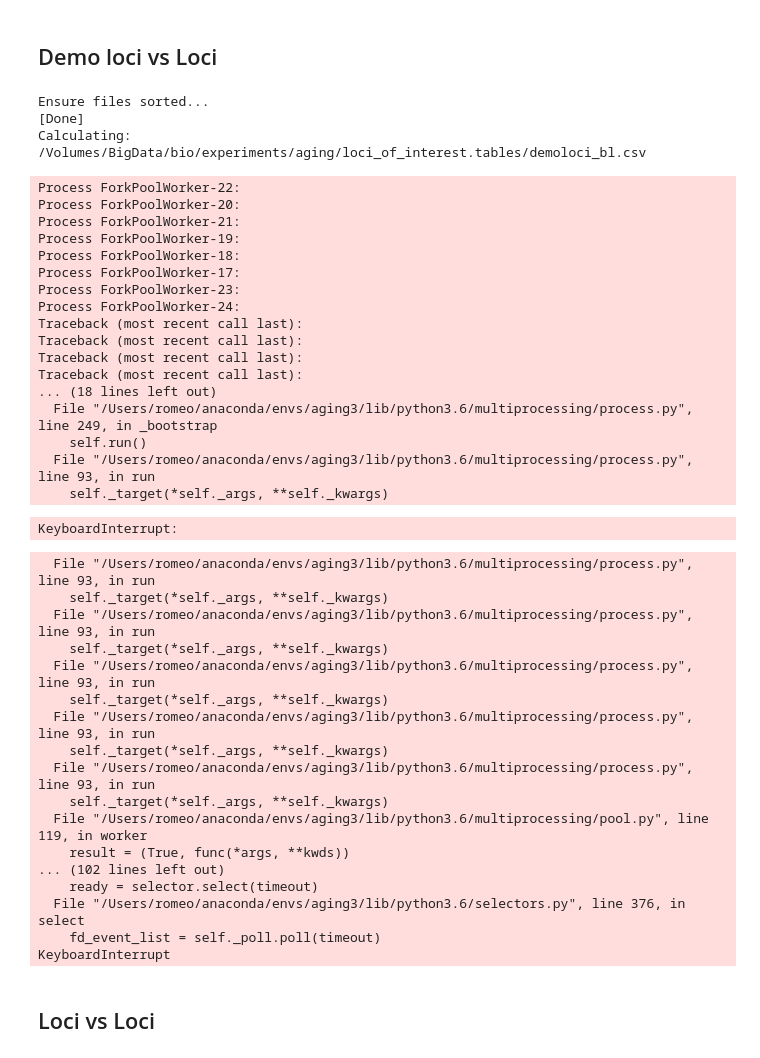
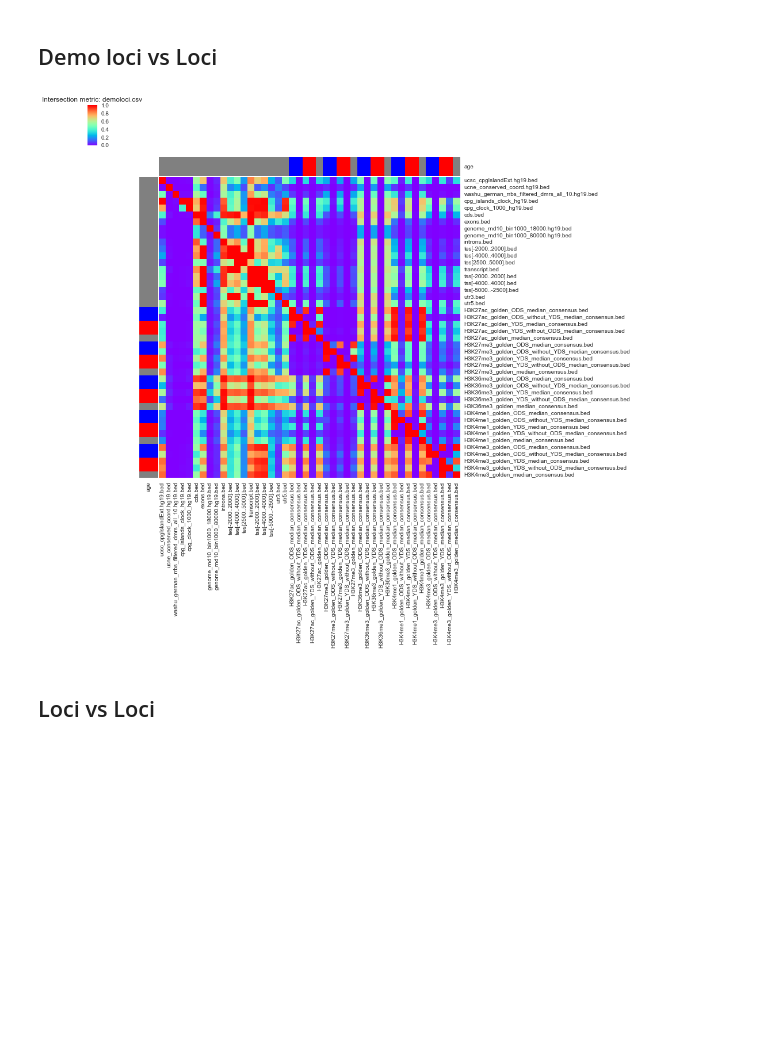
Before and after one commit to JetBrains-Research/washu, a Jupyter notebook: notebooks/Interesting Bed vs ChromHMM.ipynb, the cells around one changed output. Cells and saved outputs as stored; diff of their text form; code cells hidden in the pictures; blank space fills up the shorter version.

```diff
--- a/notebooks/Interesting Bed vs ChromHMM.ipynb
+++ b/notebooks/Interesting Bed vs ChromHMM.ipynb
@@ -465,59 +318,20 @@ None
 ## Demo loci vs Loci
 # %%
 paths = [loci_root / fname for fname in (
-    "ucsc_cpgIslandExt.hg19.bed", "ucne_conserved_coord.hg19.bed",
+    "ucsc_cpgIslandExt.hg19.bed",
+    "ucne_conserved_coord.hg19.bed",
     "washu_german_rrbs_filtered_dmrs_all_10.hg19.bed",
-    "cpg_islands_clock_hg19.bed", "cpg_clock_1000_hg19.bed"
+    "cpg_islands_clock_hg19.bed",
+    "cpg_clock_1000_hg19.bed"
 )]
-paths.extend(p for p in (loci_root / "regulatory").glob("*.bed"))
-paths.extend(p for p in (loci_root / "golden_consensus").glob("*.bed") if "DS" not in p.name)
-paths = sorted(paths, key=lambda p: p.name)
-print("Ensure files sorted...")
-#mapping = {p:as_sorted(p, loci_root, sorted_root / "loci_of_interest") for p in paths}
-mapping = {p:p for p in paths}
-print("[Done]")
+paths.extend(loi_dict["regulatory"])
+paths.extend(loi_dict["golden_median_consensus"])
 
-process_intersection(paths, paths, mapping, results_dir, "demoloci", figsize=(10,10),
-                     col_cluster=False, row_cluster=False, all_metrics=0)
+bm.process_intersection_metric(paths, paths, results_dir / "demoloci.csv",
+                               row_cluster=False, col_cluster=False,
+                               figsize=(15,15), threads=THREADS_N)
 None
 # %% [output]
-Ensure files sorted...
-[Done]
-Calculating:  /Volumes/BigData/bio/experiments/aging/loci_of_interest.tables/demoloci_bl.csv
-Process ForkPoolWorker-22:
-Process ForkPoolWorker-20:
-Process ForkPoolWorker-21:
-Process ForkPoolWorker-19:
-Process ForkPoolWorker-18:
-Process ForkPoolWorker-17:
-Process ForkPoolWorker-23:
-Process ForkPoolWorker-24:
-Traceback (most recent call last):
-Traceback (most recent call last):
-Traceback (most recent call last):
-Traceback (most recent call last):
-... (18 lines left out)
-  File "/Users/romeo/anaconda/envs/aging3/lib/python3.6/multiprocessing/process.py", line 249, in _bootstrap
-    self.run()
-  File "/Users/romeo/anaconda/envs/aging3/lib/python3.6/multiprocessing/process.py", line 93, in run
-    self._target(*self._args, **self._kwargs)
-KeyboardInterrupt:
-  File "/Users/romeo/anaconda/envs/aging3/lib/python3.6/multiprocessing/process.py", line 93, in run
-    self._target(*self._args, **self._kwargs)
-  File "/Users/romeo/anaconda/envs/aging3/lib/python3.6/multiprocessing/process.py", line 93, in run
-    self._target(*self._args, **self._kwargs)
-  File "/Users/romeo/anaconda/envs/aging3/lib/python3.6/multiprocessing/process.py", line 93, in run
-    self._target(*self._args, **self._kwargs)
-  File "/Users/romeo/anaconda/envs/aging3/lib/python3.6/multiprocessing/process.py", line 93, in run
-    self._target(*self._args, **self._kwargs)
-  File "/Users/romeo/anaconda/envs/aging3/lib/python3.6/multiprocessing/process.py", line 93, in run
-    self._target(*self._args, **self._kwargs)
-  File "/Users/romeo/anaconda/envs/aging3/lib/python3.6/multiprocessing/pool.py", line 119, in worker
-    result = (True, func(*args, **kwds))
-... (102 lines left out)
-    ready = selector.select(timeout)
-  File "/Users/romeo/anaconda/envs/aging3/lib/python3.6/selectors.py", line 376, in select
-    fd_event_list = self._poll.poll(timeout)
-KeyboardInterrupt
+[figure, added]
 # %% [markdown]
 ## Loci vs Loci
```
Also changed, not shown: parts of 38 cells of this notebook.
